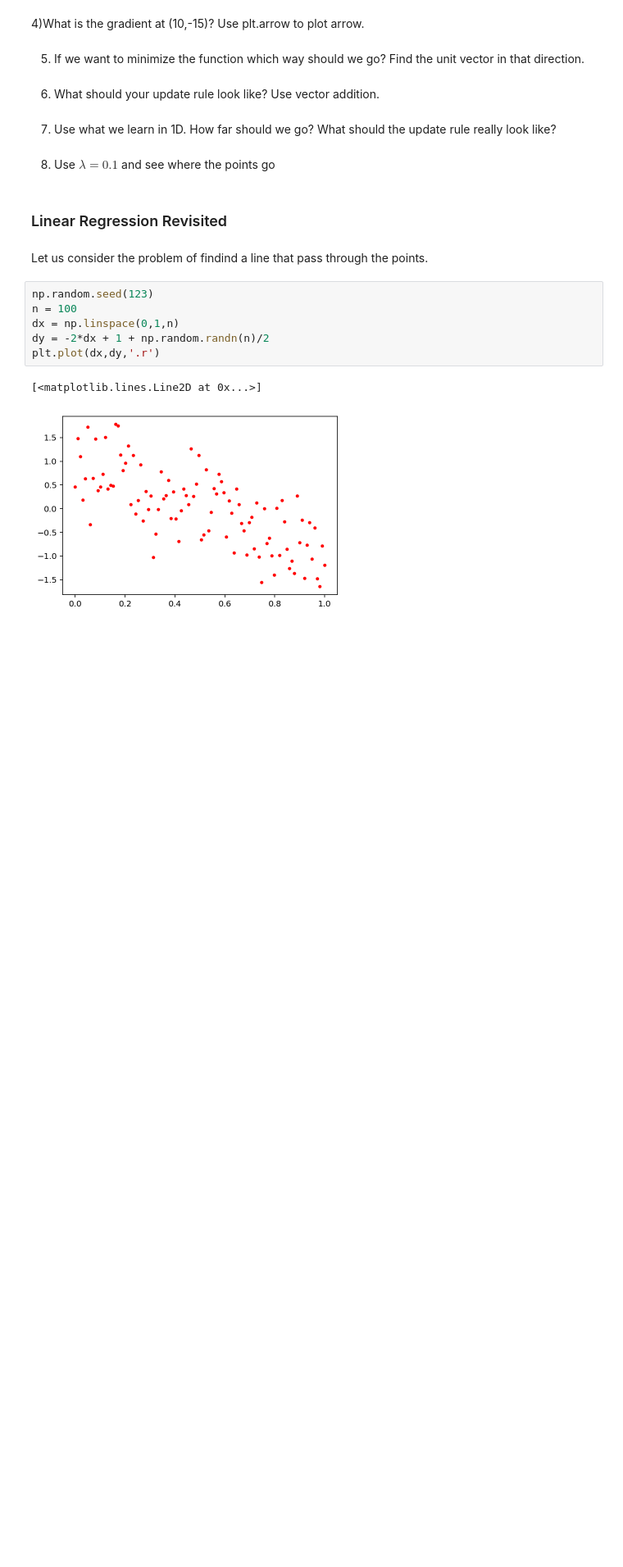
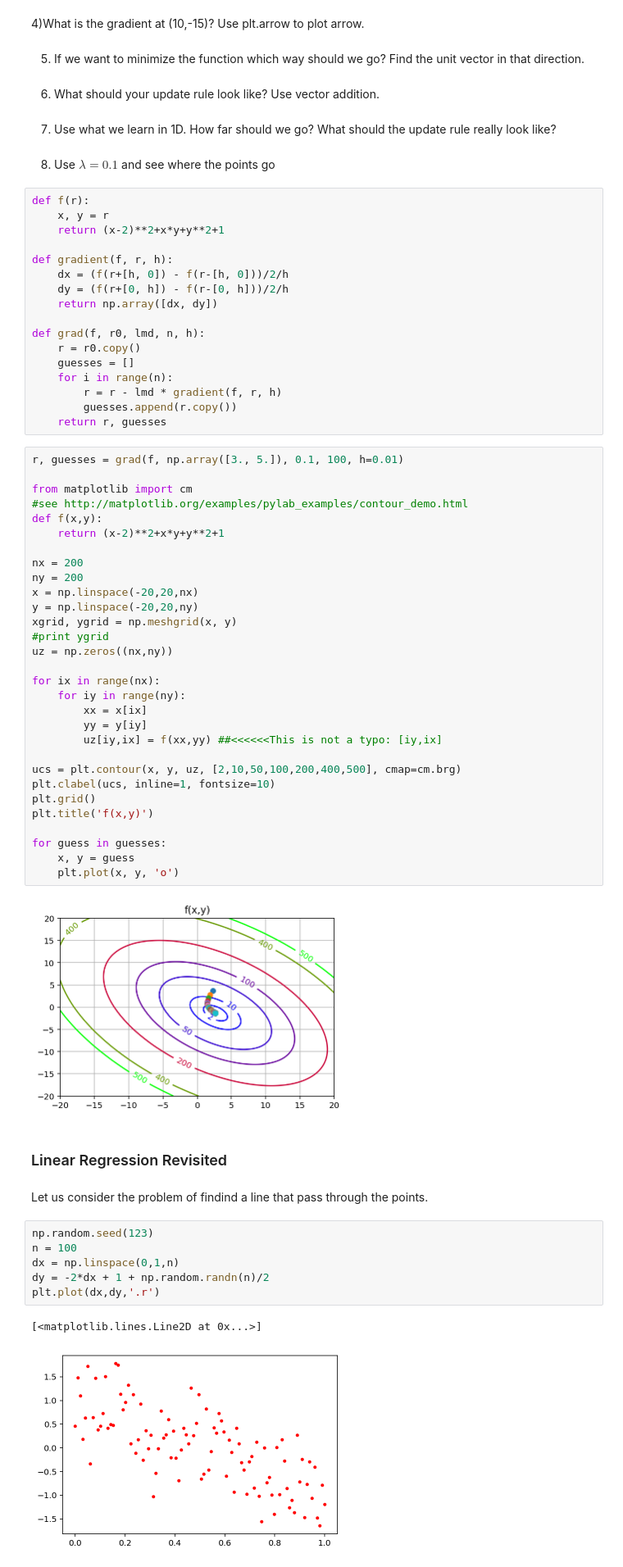
Before and after one commit to MUIC-Numerical-Methods-2018/Exercise-5, a Jupyter notebook: 05 Gradient Descent.ipynb, the cells around one changed output. Shown: that part at 82% size. Saved outputs shown, nothing was run; the diff lists cells and outputs as text; blank space fills up the shorter version.

```diff
--- a/05 Gradient Descent.ipynb
+++ b/05 Gradient Descent.ipynb
@@ -254,6 +254,55 @@ plt.title('f(x,y)')
 7) Use what we learn in 1D. How far should we go? What should the update rule really look like?
 # %% [markdown]
 8) Use $\lambda = 0.1$ and see where the points go
+# %%
+def f(r):
+    x, y = r
+    return (x-2)**2+x*y+y**2+1
+
+def gradient(f, r, h):
+    dx = (f(r+[h, 0]) - f(r-[h, 0]))/2/h
+    dy = (f(r+[0, h]) - f(r-[0, h]))/2/h
+    return np.array([dx, dy])
+
+def grad(f, r0, lmd, n, h):
+    r = r0.copy()
+    guesses = []
+    for i in range(n):
+        r = r - lmd * gradient(f, r, h)
+        guesses.append(r.copy())
+    return r, guesses
+# %%
+r, guesses = grad(f, np.array([3., 5.]), 0.1, 100, h=0.01)
+
+from matplotlib import cm
+#see http://matplotlib.org/examples/pylab_examples/contour_demo.html
+def f(x,y):
+    return (x-2)**2+x*y+y**2+1
+
+nx = 200
+ny = 200
+x = np.linspace(-20,20,nx)
+y = np.linspace(-20,20,ny)
+xgrid, ygrid = np.meshgrid(x, y)
+#print ygrid
+uz = np.zeros((nx,ny))
+
+for ix in range(nx):
+    for iy in range(ny):
+        xx = x[ix]
+        yy = y[iy]
+        uz[iy,ix] = f(xx,yy) ##<<<<<<This is not a typo: [iy,ix]
+
+ucs = plt.contour(x, y, uz, [2,10,50,100,200,400,500], cmap=cm.brg)
+plt.clabel(ucs, inline=1, fontsize=10)
+plt.grid()
+plt.title('f(x,y)')
+
+for guess in guesses:
+    x, y = guess
+    plt.plot(x, y, 'o')
+# %% [output]
+[figure, added]
 # %% [markdown]
 ### Linear Regression Revisited
 # %% [markdown]
```
Also changed, not shown: parts of 2 cells of this notebook.
